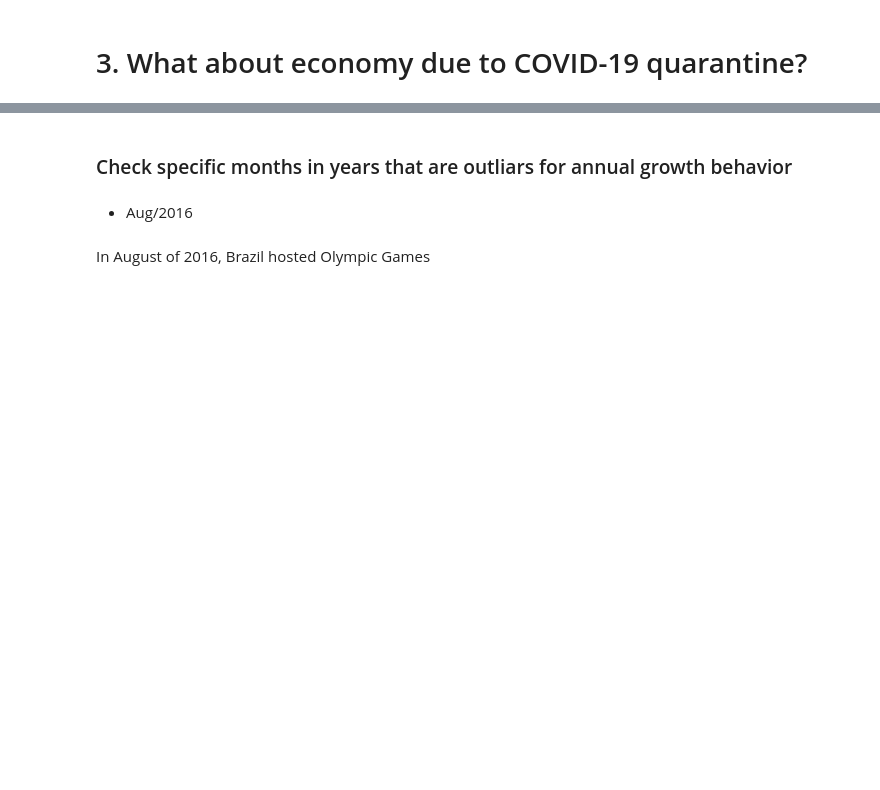
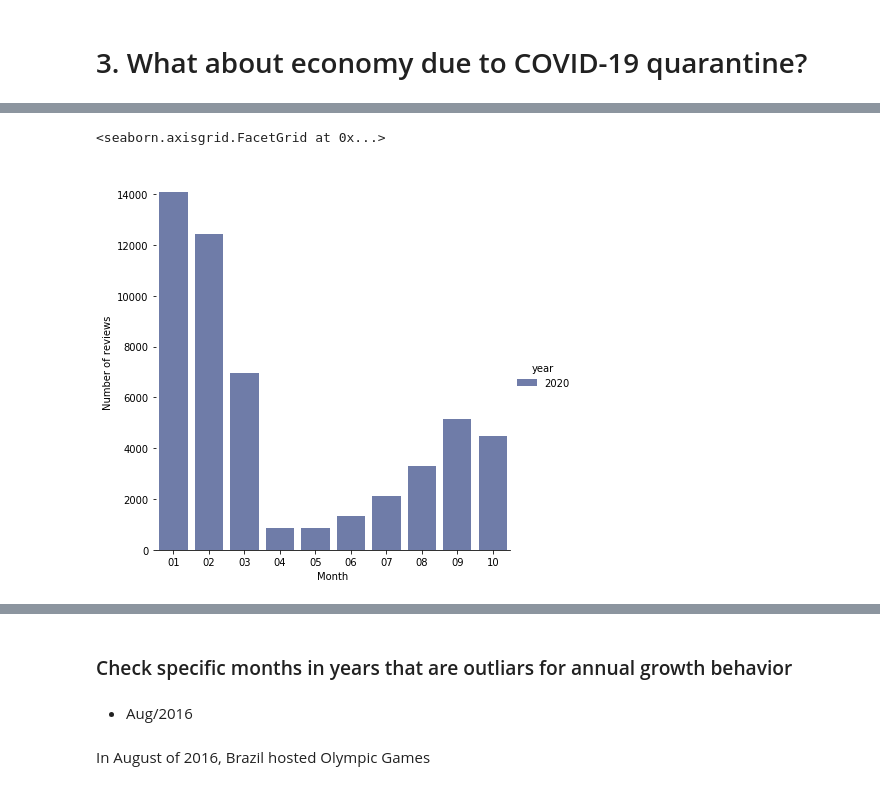
Before and after one commit to felipery03/Airbnb-Rio-analysis, a Jupyter notebook: Analysis.ipynb, the cells around one changed output, grey strips where cells are left out. Saved outputs shown, nothing was run; the diff lists cells and outputs as text; code cells hidden in the pictures; blank space fills up the shorter version.

```diff
--- a/Analysis.ipynb
+++ b/Analysis.ipynb
@@ -248,12 +386,14 @@ count_concat.groupby('year').counts.sum()
 # %%
 g = sns.catplot(
     data=count_reviews_2020, kind="bar",
     x="month", y="counts", hue="year",
     ci="sd", palette="dark", alpha=.6, height=6
 )
 g.despine(left=True)
 g.set_axis_labels("Month", "Number of reviews")
-g.legend.set_title("")
+# %% [output]
+<seaborn.axisgrid.FacetGrid at 0x...>
+[figure, added]
 # %%
 result_sec_tri = utils.compare_tri(count_reviews_2019, count_reviews_2020, ['04', '05', '06'])
 msg = """In 2020 second trimester, the number of reviews reduced {}% over same period in 2019.""".format(result_sec_tri)
```
Also changed, not shown: parts of 30 cells of this notebook, 1 other file.
